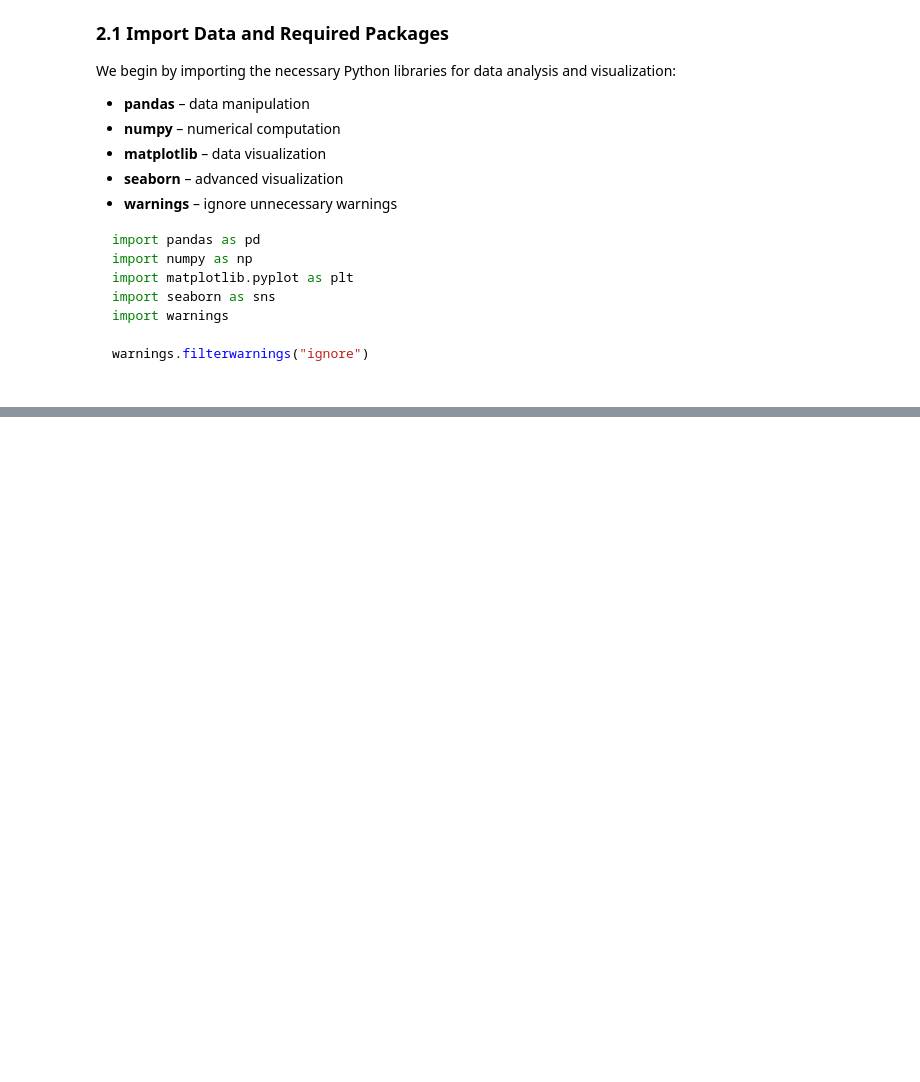
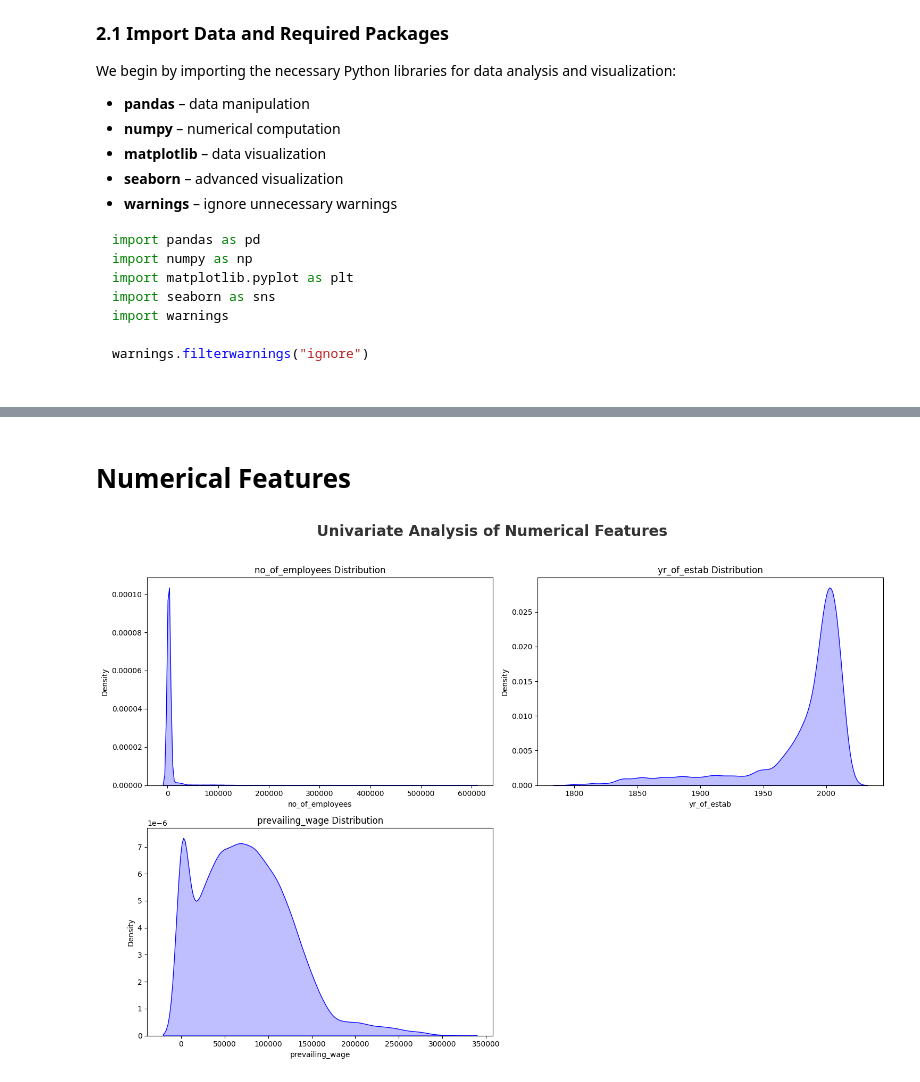
Before and after one commit to atikhasan007/us-visa-approval-prediction, a Jupyter notebook: notebooks/i_eda_us_visa.ipynb, the cells around one changed output, grey strips where cells are left out. Cells and saved outputs as stored; diff of their text form; code cells hidden in the pictures; blank space fills up the shorter version.

```diff
--- a/notebooks/i_eda_us_visa.ipynb
+++ b/notebooks/i_eda_us_visa.ipynb
@@ -65,0 +76,2 @@ warnings.filterwarnings("ignore")
+# %%
+df = pd.read_csv("EasyVisa.csv")
@@ -65,0 +125,8 @@ warnings.filterwarnings("ignore")
+# %%
+# Define numerical and categorical columns
+numeric_features = [feature for feature in df.columns if df[feature].dtype != 'O']
+categorical_features = [feature for feature in df.columns if df[feature].dtype == 'O']
+
+# Print the features
+print(f"Numerical Features ({len(numeric_features)} features): {numeric_features}")
+print(f"Categorical Features ({len(categorical_features)} features): {categorical_features}")
@@ -65,0 +178,34 @@ warnings.filterwarnings("ignore")
+# %% [markdown]
+
+# Numerical Features
+# %%
+import matplotlib.pyplot as plt
+import seaborn as sns
+import math
+import os
+
+# # Create folder for images if not exists
+# os.makedirs('./images', exist_ok=True)
+
+# Plot configuration
+num_features = len(numeric_features)
+cols = 2  # number of columns in subplot grid
+rows = math.ceil(num_features / cols)
+
+plt.figure(figsize=(15, rows*5))
+plt.suptitle("Univariate Analysis of Numerical Features", fontsize=20, fontweight='bold', alpha=0.8, y=1.02)
+
+for i, feature in enumerate(numeric_features):
+    plt.subplot(rows, cols, i+1)
+    sns.kdeplot(x=df[feature], color='blue', fill=True)
+    plt.xlabel(feature)
+    plt.ylabel("Density")
+    plt.title(f"{feature} Distribution", fontsize=12)
+
+plt.tight_layout()
+
+# Save the figure
+# plt.savefig('./images/Univariate_Num.png')
+# plt.show()
+# %% [output]
+[figure, added]
```
Also changed, not shown: parts of 78 cells of this notebook, 1 other file.
